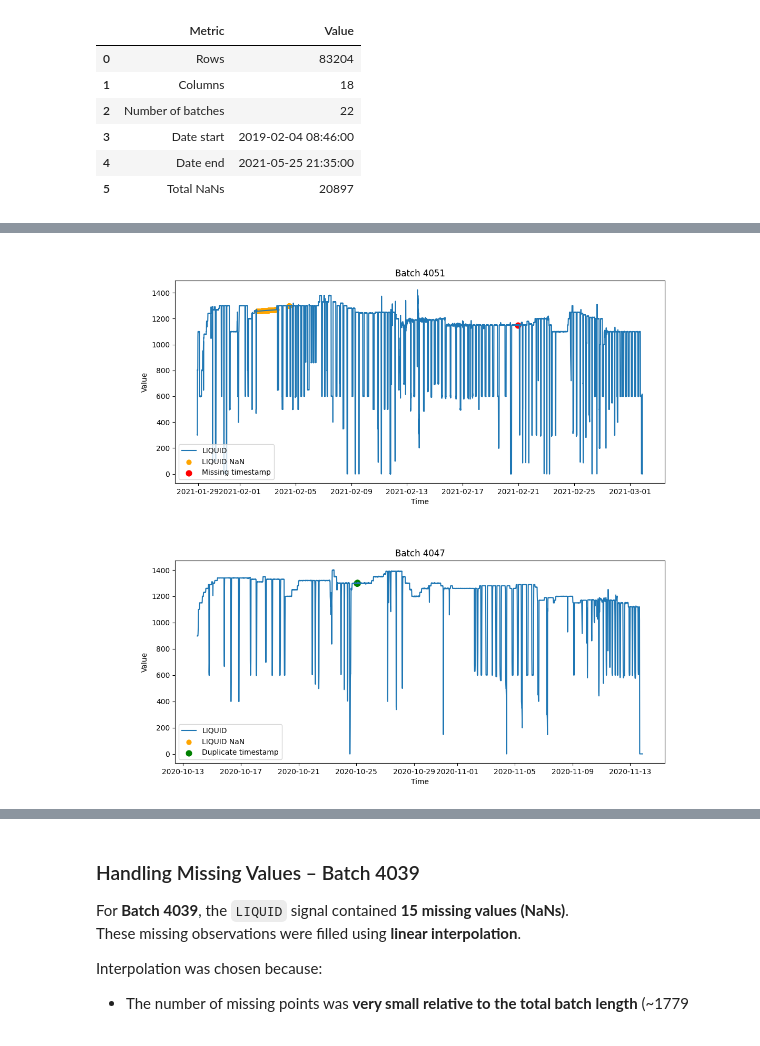
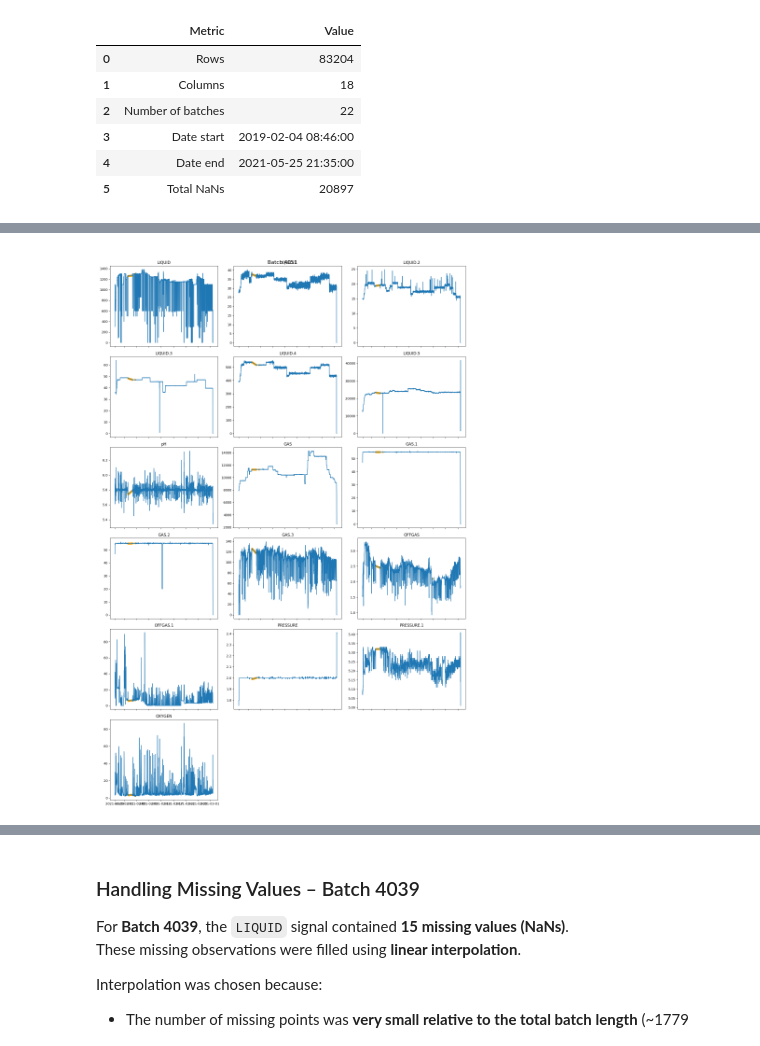
Before and after one commit to RichardFisher1/Applied, a Jupyter notebook: notebooks/RichardNotes.ipynb, the cells around one changed output, grey strips where cells are left out. Cells and saved outputs as stored; diff of their text form; code cells hidden in the pictures.

```diff
--- a/notebooks/RichardNotes.ipynb
+++ b/notebooks/RichardNotes.ipynb
@@ -291,8 +392,4 @@ def plot_batch_series(
 # %%
-plot_batch_series(op_df, 4051, ["LIQUID"], freq='5min')
+plot_batch_series(op_df, 4051, freq='15min')
 # %% [output]
-[figure, old version]
+[figure, new version]
-# %%
-plot_batch_series(op_df, 4047, ["LIQUID"])
-# %% [output]
-[figure, removed]
```
Also changed, not shown: parts of 6 cells of this notebook.
